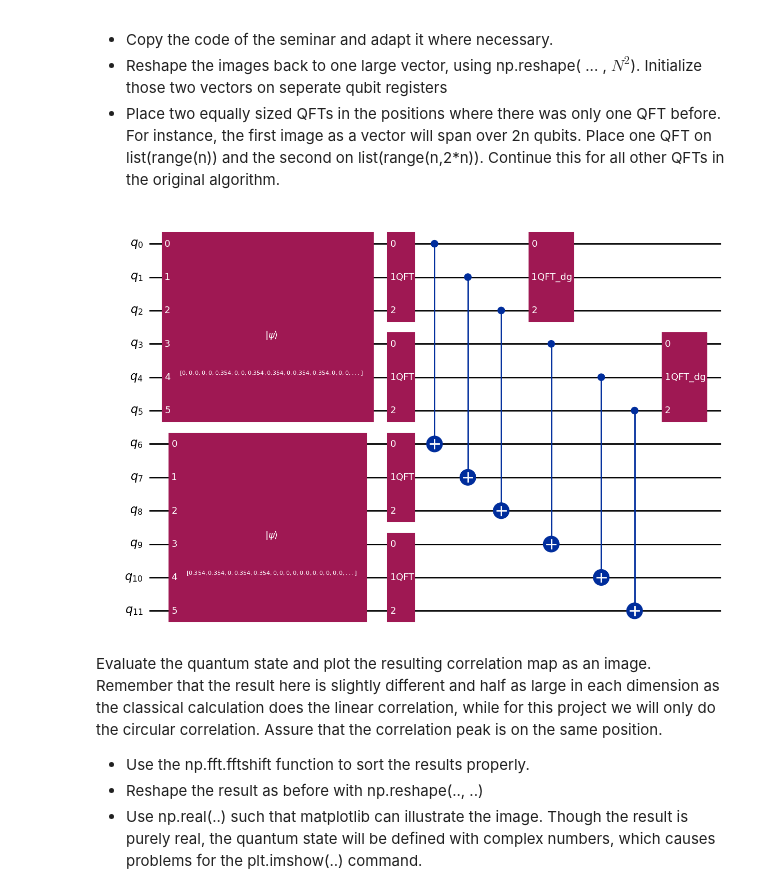
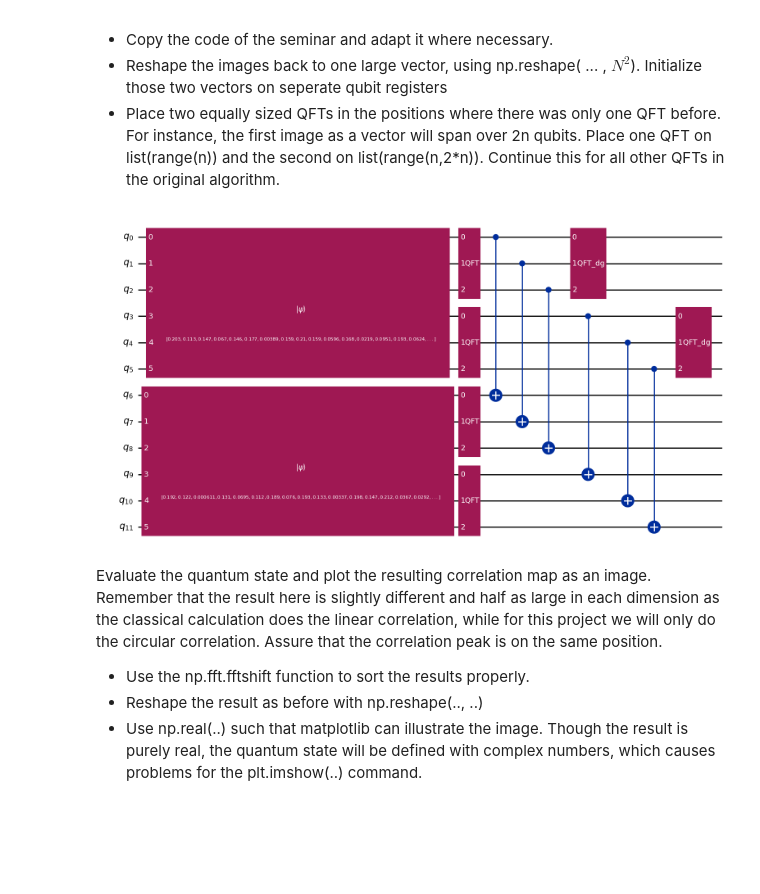
Before and after one commit to ZelikK/QuPIV, a Jupyter notebook: QuCorr_Programming_Project_Fill.ipynb, the cells around one changed output. Saved outputs shown, nothing was run; the diff lists cells and outputs as text; code cells hidden in the pictures; blank space fills up the shorter version.

```diff
--- a/QuCorr_Programming_Project_Fill.ipynb
+++ b/QuCorr_Programming_Project_Fill.ipynb
@@ -67,11 +92,70 @@ from qiskit.quantum_info import Statevector
 # %%
-qc = QuantumCircuit(4*n)
-# fill from here
+# from qiskit import QuantumCircuit
+# Updated imports for newer Qiskit versions
+from qiskit import QuantumCircuit
+from qiskit_aer import Aer  # Changed from 'from qiskit import Aer'
+from qiskit.primitives import StatevectorSampler  # New way to execute circuits
+import numpy as np  # Added numpy import which was missing
 
-# fill till here
-qc.draw('mpl') # if 'mpl' does not work on your device, remove it from ithe instruction
+# Rest of your code remains the same until the execution part
+# When you need to execute the circuit, use this instead of the old execute():
+
+# Initialize the simulator
+simulator = Aer.get_backend('aer_simulator')
+sampler = StatevectorSampler()
+
+# The rest of your original code remains unchanged
+# Define the number of qubits
+n = 3  # log2 of one image dimension
+N = 2 ** n  # Image size in one dimension (e.g., 8 for an 8x8 image)
+
+def CreateQFT_Circ(QAmount, sign):
+    """Creates a QFT circuit for QAmount qubits."""
+    Circ = QuantumCircuit(QAmount, name="QFT")
+    for k in range(QAmount):
+        k_inv = QAmount - 1 - k
+        Circ.h(k_inv)
+        for kk in range(k_inv):
+            Circ.cp(sign * np.pi / 2 ** (k_inv - kk), kk, k_inv)
+    for kkk in range(QAmount // 2):
+        Circ.swap(kkk, QAmount - 1 - kkk)
+    return Circ
+
+# Rest of your original code...
+# Simulated images (replace with real images)
+image1 = np.random.rand(N, N)  # Example 8x8 image
+image2 = np.random.rand(N, N)  # Example 8x8 image
+
+# Flatten images and normalize
+vec1 = np.reshape(image1, N**2) / np.linalg.norm(image1.flatten())
+vec2 = np.reshape(image2, N**2) / np.linalg.norm(image2.flatten())
+
+# Create quantum circuit with 4n qubits (2n per image)
+qc = QuantumCircuit(4 * n)
+
+# Initialize the images into separate registers
+qc.initialize(vec1, list(range(2 * n)))  # Image 1 on qubits [0, 1, ..., 2n-1]
+qc.initialize(vec2, list(range(2 * n, 4 * n)))  # Image 2 on qubits [2n, ..., 4n-1]
+
+# Apply two QFTs per image
+qc.append(CreateQFT_Circ(n, 1), list(range(n)))  # QFT on first half of image1
+qc.append(CreateQFT_Circ(n, 1), list(range(n, 2 * n)))  # QFT on second half of image1
+qc.append(CreateQFT_Circ(n, -1), list(range(2 * n, 3 * n)))  # QFT on first half of image2
+qc.append(CreateQFT_Circ(n, -1), list(range(3 * n, 4 * n)))  # QFT on second half of image2
+
+# Apply controlled-X gates for entanglement
+for k in range(2 * n):
+    qc.cx(k, 2 * n + k)
+
+# Apply inverse QFTs to extract correlation
+qc.append(CreateQFT_Circ(n, 1).inverse(), list(range(n)))  # First half inverse QFT
+qc.append(CreateQFT_Circ(n, 1).inverse(), list(range(n, 2 * n)))  # Second half inverse QFT
+
+# Draw the circuit
+qc.draw("mpl")
+# plt.show()
 # %% [output]
-[figure, old version]
+[figure, new version]
 # %% [markdown]
 Evaluate the quantum state and plot the resulting correlation map as an image. Remember that the result here is slightly different and half as large in each dimension as the classical calculation does the linear correlation, while for this project we will only do the circular correlation. Assure that the correlation peak is on the same position.
 
```
Also changed, not shown: parts of 14 cells of this notebook.
